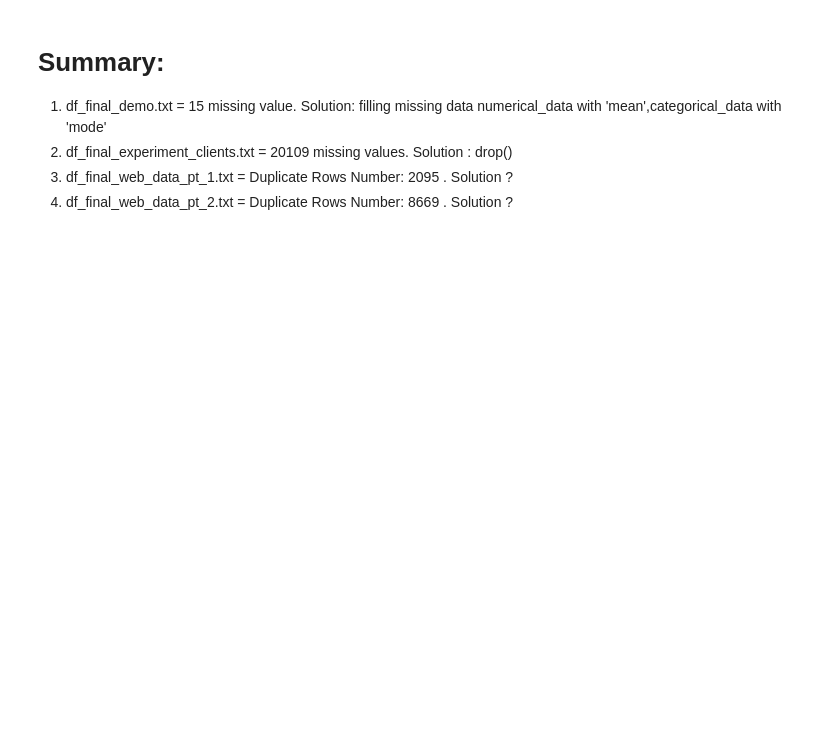
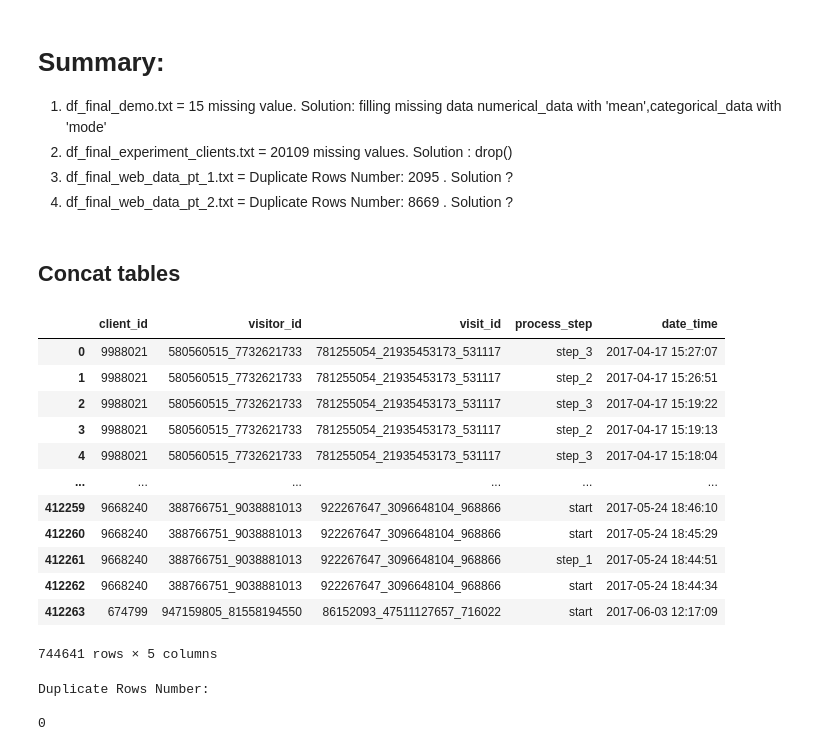
Before and after one commit to RosaEvasari/Vanguard_Project, a Jupyter notebook: notebooks/notebook_natalia.ipynb, the cells around one changed output. Drawn from its saved outputs; the diff is of its cells as text; code cells hidden in the pictures; blank space fills up the shorter version.

```diff
--- a/notebooks/notebook_natalia.ipynb
+++ b/notebooks/notebook_natalia.ipynb
@@ -225,0 +243,2 @@ unique_and_missing_values_dtype(df3)
+# %%
+df3_cleaned = df3.drop_duplicates()
@@ -298,3 +325,8 @@ print(df_duplicates_only)
 412217        start  2017-05-04 08:21:30
 
 [15692 rows x 5 columns]
+# %%
+df4_cleaned = df4.drop_duplicates()
+# Check Print the count of duplicate rows
+print("\nDuplicate Rows Number:\n")
+print(df4_cleaned.duplicated().sum())
@@ -304,3 +340,30 @@ print(df_duplicates_only)
 2. df_final_experiment_clients.txt  = 20109 missing values. Solution : drop()
 3. df_final_web_data_pt_1.txt  = Duplicate Rows Number: 2095 . Solution ?
 3. df_final_web_data_pt_2.txt  = Duplicate Rows Number: 8669 . Solution ?
+# %% [markdown]
+## Concat tables
+# %%
+df_final = pd.concat([df3_cleaned, df4_cleaned ], axis = 0)
+df_final
+# %% [output]
+|  | client_id | visitor_id | visit_id | process_step | date_time |
+| 0 | 9988021 | 580560515_7732621733 | 781255054_21935453173_531117 | step_3 | 2017-04-17 15:27:07 |
+| 1 | 9988021 | 580560515_7732621733 | 781255054_21935453173_531117 | step_2 | 2017-04-17 15:26:51 |
+| 2 | 9988021 | 580560515_7732621733 | 781255054_21935453173_531117 | step_3 | 2017-04-17 15:19:22 |
+| 3 | 9988021 | 580560515_7732621733 | 781255054_21935453173_531117 | step_2 | 2017-04-17 15:19:13 |
+| 4 | 9988021 | 580560515_7732621733 | 781255054_21935453173_531117 | step_3 | 2017-04-17 15:18:04 |
+| ... | ... | ... | ... | ... | ... |
+| 412259 | 9668240 | 388766751_9038881013 | 922267647_3096648104_968866 | start | 2017-05-24 18:46:10 |
+| 412260 | 9668240 | 388766751_9038881013 | 922267647_3096648104_968866 | start | 2017-05-24 18:45:29 |
+| 412261 | 9668240 | 388766751_9038881013 | 922267647_3096648104_968866 | step_1 | 2017-05-24 18:44:51 |
+| 412262 | 9668240 | 388766751_9038881013 | 922267647_3096648104_968866 | start | 2017-05-24 18:44:34 |
+| 412263 | 674799 | 947159805_81558194550 | 86152093_47511127657_716022 | start | 2017-06-03 12:17:09 |
+744641 rows × 5 columns
+# %%
+   # Print the count of duplicate rows
+print("\nDuplicate Rows Number:\n")
+print(df_final.duplicated().sum())
+# %% [output]
+Duplicate Rows Number:
+
+0
```
Also changed, not shown: parts of 9 cells of this notebook, 1 other file.
